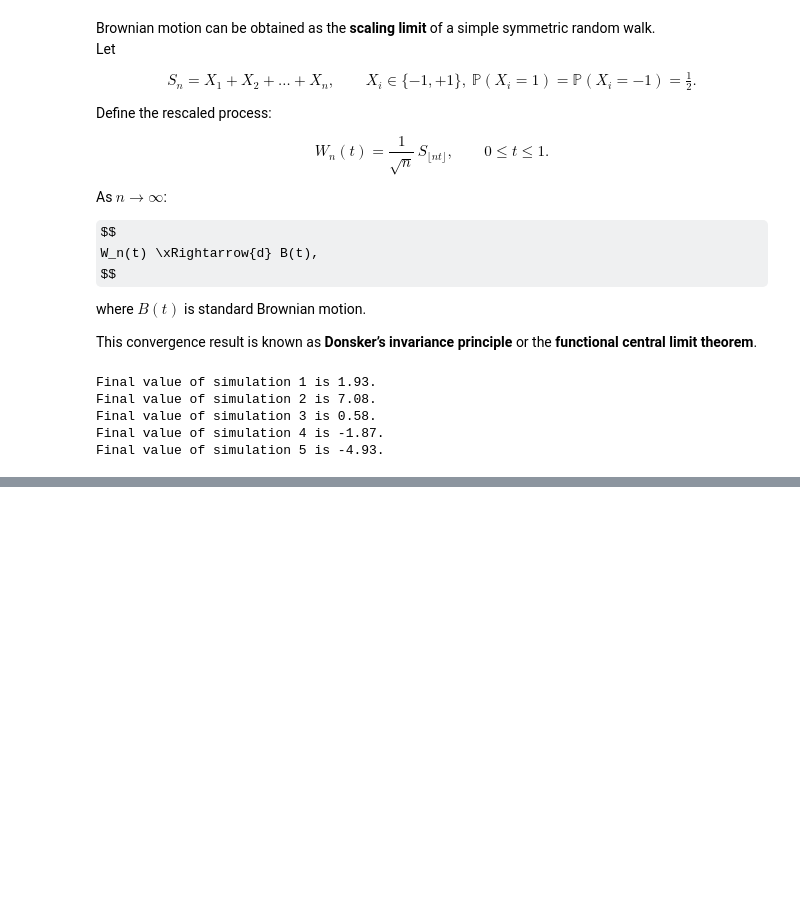
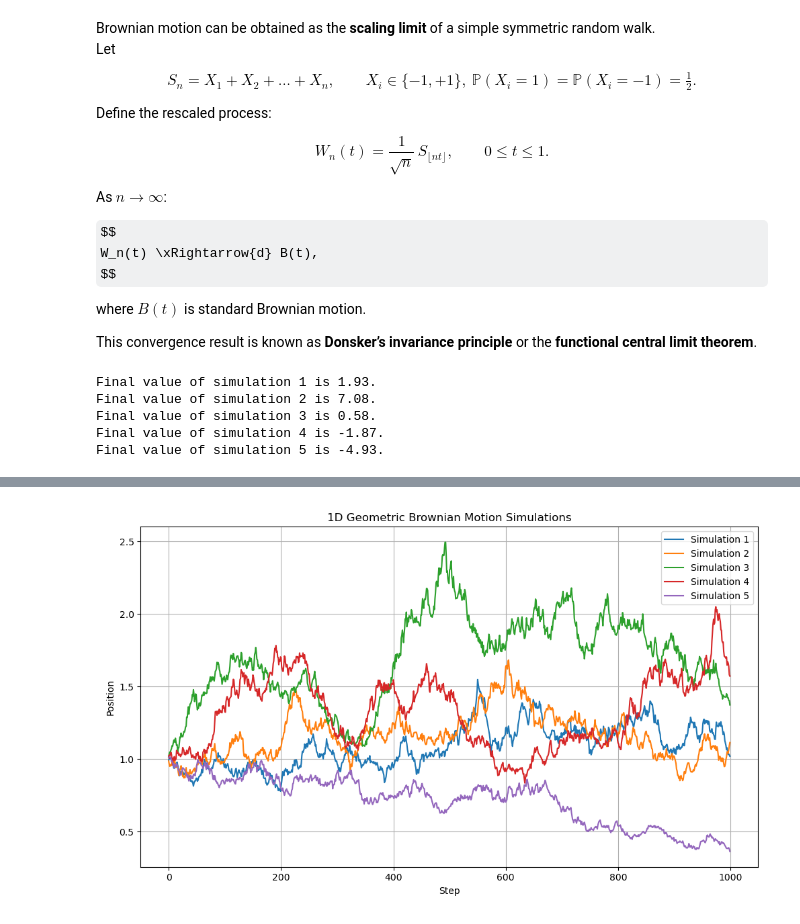
Before and after one commit to alexstoica-1/time-series-analysis-, a Jupyter notebook: notebooks/brownian_motion/bm_basics.ipynb, the cells around one changed output, grey strips where cells are left out. Cells and saved outputs as stored; diff of their text form; code cells hidden in the pictures; some formulas as TeX source; blank space fills up the shorter version.

```diff
--- a/notebooks/brownian_motion/bm_basics.ipynb
+++ b/notebooks/brownian_motion/bm_basics.ipynb
@@ -249,0 +302,26 @@ plt.show()
+# %%
+n_steps = 1000
+time = 1
+mu = 0.0001
+sigma  = 0.02
+
+def sim_1d_gbm(n_steps, t, mu, sigma):
+    steps = [(mu - (sigma**2)/2) + np.random.randn()*sigma for _ in range(n_steps)]
+    y = np.exp(np.cumsum(steps))
+    x = [t*i for i in range(n_steps)]
+
+    return x, y
+
+n_sims = 6
+simulation_data = pd.DataFrame()
+
+for i in range(1, n_sims):
+    x, y = sim_1d_gbm(n_steps, time, mu, sigma)
+
+    simulation_data[f'y{i}'] = y
+    simulation_data['x']  = x
+
+print(simulation_data.head())
+
+for i in range(1, n_sims):
+    print(f'Final value of simulation {i} is {simulation_data[f'y{i}'].iloc[-1]:.2f}.')
@@ -249,0 +340,15 @@ plt.show()
+# %%
+plt.figure(figsize  = (10,6))
+
+for i in range(1, n_sims):
+    plt.plot(simulation_data['x'], simulation_data[f'y{i}'], label = f'Simulation {i}')
+
+plt.xlabel("Step")
+plt.ylabel("Position")
+plt.title("1D Geometric Brownian Motion Simulations")
+plt.grid(True)
+plt.tight_layout()
+plt.legend()
+plt.show()
+# %% [output]
+[figure, added]
```
Also changed, not shown: parts of 22 cells of this notebook, 2 other files.
